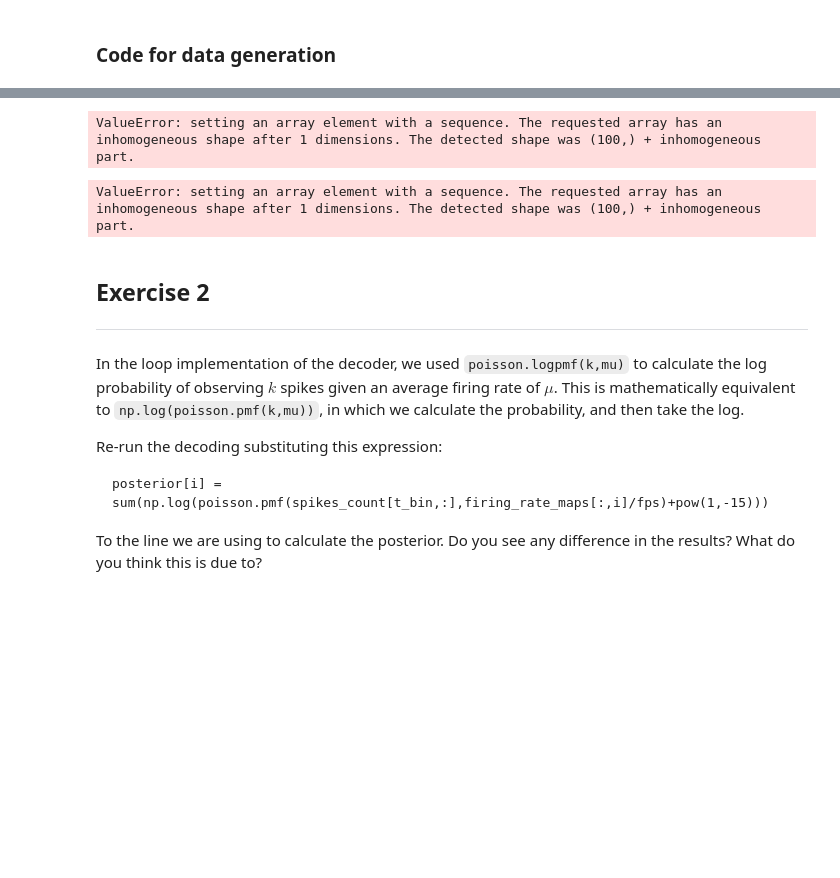
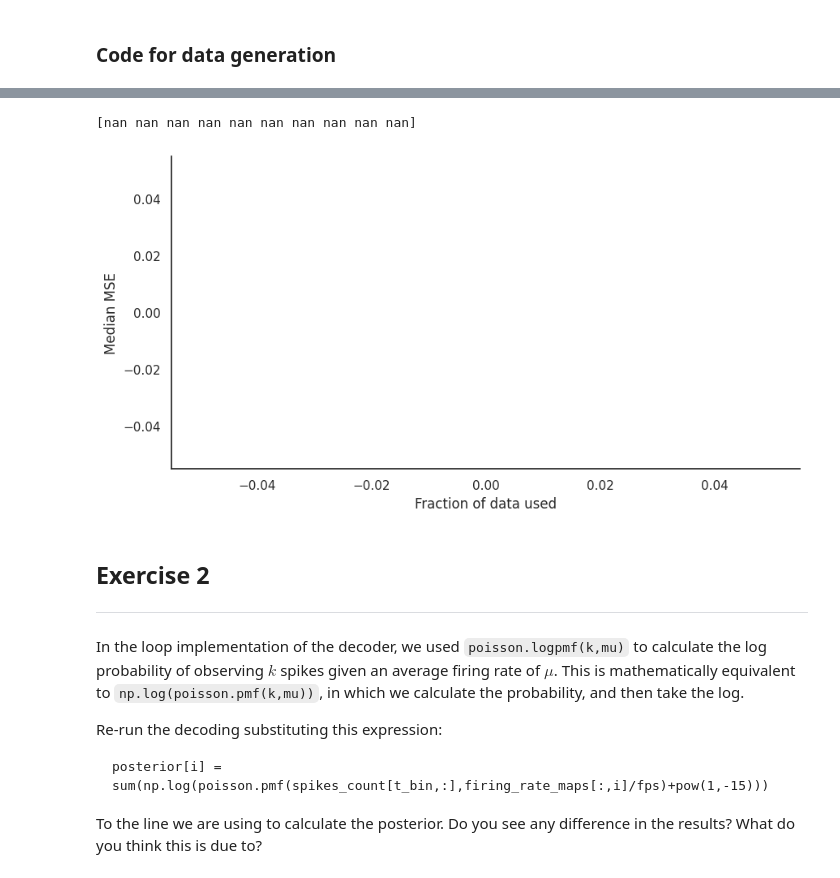
Before and after one commit to irenetiem/population-methods-IT, a Jupyter notebook: 01-bayes-decoding/exercises.ipynb, the cells around one changed output, grey strips where cells are left out. Drawn from its saved outputs; the diff is of its cells as text; code cells hidden in the pictures; blank space fills up the shorter version.

```diff
--- a/01-bayes-decoding/exercises.ipynb
+++ b/01-bayes-decoding/exercises.ipynb
@@ -152,5 +158,3 @@ for i in range(n_cells):
     # for j in range(len(t_sp)):
     #     spikes.append(t_sp[j]) # change shape of spikes
     spikes.append(t_sp)
-# %%
-spikes = np.array(spikes)
@@ -269,11 +227,25 @@ def decode_and_MSE(data, percentage, x, t, spikes, track_length, fps):
-# %%
-spikes = np.array(spikes)
-# %% [output]
-ValueError: setting an array element with a sequence. The requested array has an inhomogeneous shape after 1 dimensions. The detected shape was (100,) + inhomogeneous part.
 # %%
-X = decode_and_MSE(data=spikes, percentage=1, x=x, t=t, spikes=spikes, track_length=track_length, fps=fps)
+# sanity check
+X = decode_and_MSE(percentage=1, x=x, t=t, spikes=spikes, track_length=track_length, fps=fps)
-# %% [output]
-ValueError: setting an array element with a sequence. The requested array has an inhomogeneous shape after 1 dimensions. The detected shape was (100,) + inhomogeneous part.
+# %%
+fractions = np.arange(0.1, 1.1, 0.1) # don't start at 0, then there won't be data
+track_mse = np.zeros_like(fractions)
+
+for i, frac in enumerate(fractions):
+  mse = decode_and_MSE(percentage=frac, x=x, t=t, spikes=spikes, track_length=track_length, fps=fps)
+  track_mse[i] = np.median(mse)
+# %%
+print(track_mse)
+# %% [output]
+[nan nan nan nan nan nan nan nan nan nan]
+# %%
+plt.figure(figsize=(10,5))
+plt.plot(fractions, track_mse, marker = '.')#, linewidth = 0)
+plt.xlabel('Fraction of data used')
+plt.ylabel('Median MSE')
+plt.show()
+# %% [output]
+[figure, added]
 # %% [markdown]
 ## Exercise 2
 ---
```
Also changed, not shown: parts of 10 cells of this notebook.
